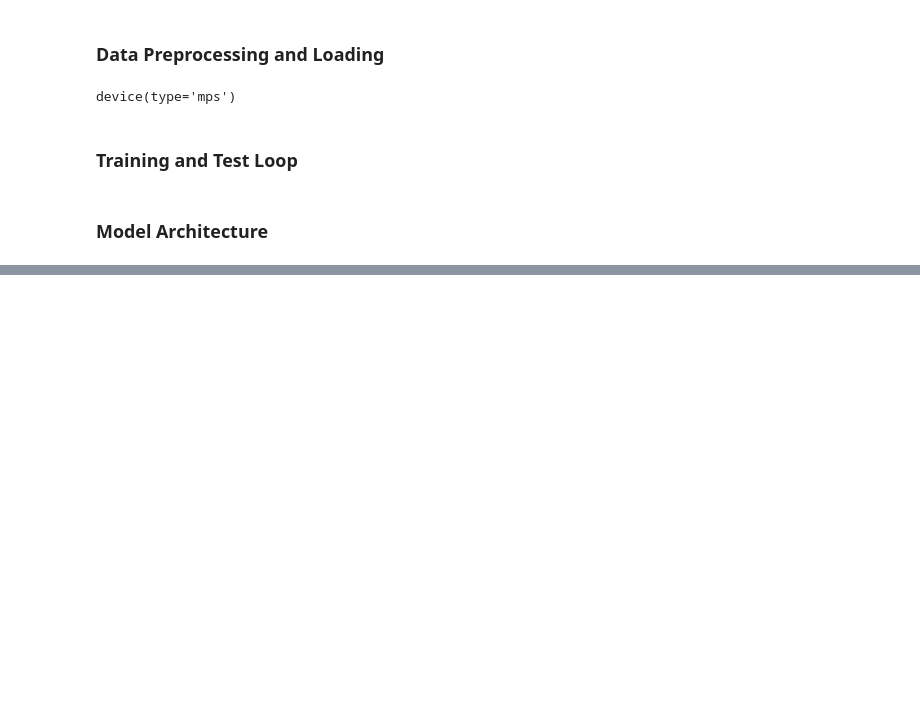
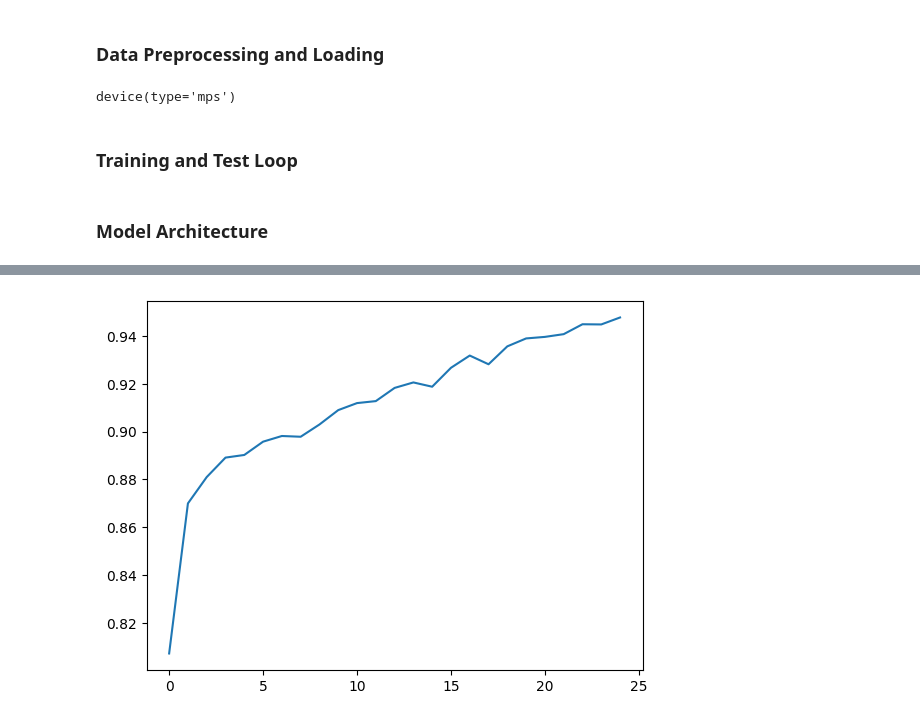
Before and after one commit to romerocruzsa/small-models, a Jupyter notebook: notebooks/eda.ipynb, the cells around one changed output, grey strips where cells are left out. Cells and saved outputs as stored; diff of their text form; code cells hidden in the pictures; blank space fills up the shorter version.

```diff
--- a/notebooks/eda.ipynb
+++ b/notebooks/eda.ipynb
@@ -762,0 +857,5 @@ Accuracy: 50.0%
+# %%
+plt.plot(range(len(epoch_acc)), epoch_acc)
+plt.show()
+# %% [output]
+[figure, added]
```
Also changed, not shown: parts of 16 cells of this notebook.
